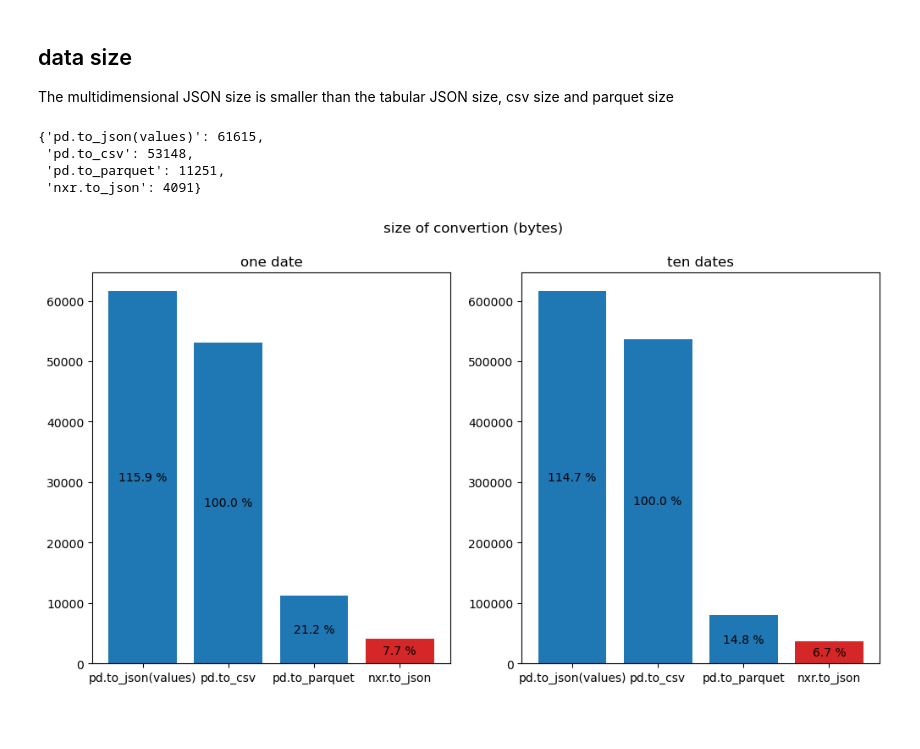
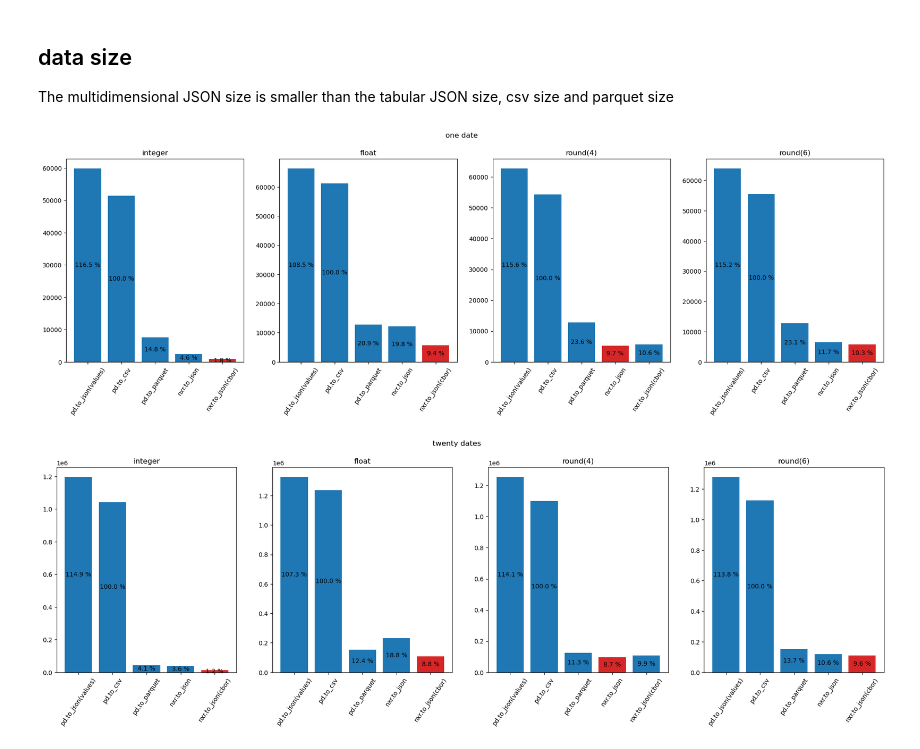
Before and after one commit to loco-philippe/ntv-pandas, a Jupyter notebook: example/example_xarray.ipynb, the cells around one changed output. Cells and saved outputs as stored; diff of their text form; code cells hidden in the pictures; blank space fills up the shorter version.

```diff
--- a/example/example_xarray.ipynb
+++ b/example/example_xarray.ipynb
@@ -110,47 +142,41 @@ Data variables:
 ## data size
 
 The multidimensional JSON size is smaller than the tabular JSON size, csv size and parquet size
-# %%
-import ntv_numpy
-
-notype = [True]*len(meas_df_10.columns)
-meas_js_10 = meas_xr_10.nxr.to_json(notype=notype, header=False, encoded=True)
-meas_df_10.to_csv('meas_10.csv')
-# meas_parquet: https://dataconverter.io/convert/csv-to-parquet/download (UNCOMPRESSED, HALF_UP)
-
-size_10 = {'pd.to_json(values)': len(meas_df_10.to_json(orient='values')),
-           'pd.to_csv': len(meas_df_10.to_csv()),
-           'pd.to_parquet': os.path.getsize('meas_10.parquet'),
-           'nxr.to_json': len(meas_js_10)}
-
-meas_df_1 = pd.DataFrame(data_acquisition(1), columns=columns).sample(frac=1).reset_index(drop=True)
-meas_js_1 = meas_df_1.npd.to_xarray().nxr.to_json(notype=notype, header=False, encoded=True)
-
-size_1  = {'pd.to_json(values)': len(meas_df_1.to_json(orient='values')),
-           'pd.to_csv': len(meas_df_1.to_csv()),
-           'pd.to_parquet': os.path.getsize('meas_1.parquet'),
-           'nxr.to_json': len(meas_js_1)}
-size_1
-# %% [output]
-{'pd.to_json(values)': 61615,
- 'pd.to_csv': 53148,
- 'pd.to_parquet': 11251,
- 'nxr.to_json': 4091}
 # %%
 import matplotlib.pyplot as plt
+import ntv_numpy
+import cbor2
 
-fig, axs = plt.subplots(1, 2, figsize=(12, 6))
-fig.suptitle('size of convertion (bytes)')
-bar_colors = ['tab:blue', 'tab:blue', 'tab:blue', 'tab:red']
-percent_1 = [str(round(val / list(size_1.values())[1] * 100, 1)) + ' %' for val in size_1.values()]
-percent_10 = [str(round(val / list(size_10.values())[1] * 100, 1)) + ' %' for val in size_10.values()]
-plt_1 = axs[0].bar(size_1.keys(), size_1.values(), color=bar_colors)
-plt_10 = axs[1].bar(size_10.keys(), size_10.values(), color=bar_colors)
-axs[0].set_title('one date')
-axs[0].bar_label(plt_1, percent_1, label_type='center')
-axs[1].set_title('ten dates')
-axs[1].bar_label(plt_10, percent_10, label_type='center')
+notype = [True]*len(meas_df_10.columns)
 
-plt.show()
+def file_sizes(df):
+    return {'pd.to_json(values)': len(df.to_json(orient='values')),
+            'pd.to_csv': len(df.to_csv()),
+            'pd.to_parquet': len(df.to_parquet(engine='pyarrow')),
+            'nxr.to_json': len(df.npd.to_xarray().nxr.to_json(notype=notype, header=False, encoded=True)),
+            'nxr.to_json(cbor)': len(cbor2.dumps(df.npd.to_xarray().nxr.to_json(notype=notype, header=False, encoded=False)))}
+
+def sizes_plot(sizes, titles, fig_title):
+    fig, axs = plt.subplots(1, 4, figsize=(24, 6))
+    fig.suptitle(fig_title)
+    for idx, (size, title) in enumerate(zip(sizes, titles)):
+        bar_colors = ['tab:red' if val == min(size.values()) else 'tab:blue' for val in size.values()]
+        percent = [str(round(val / list(size.values())[1] * 100, 1)) + ' %' for val in size.values()]
+        bar_plt = axs[idx].bar(size.keys(), size.values(), color=bar_colors)
+        axs[idx].set_title(title)
+        axs[idx].bar_label(bar_plt, percent, label_type='center')
+        axs[idx].tick_params(axis='x', rotation=55)
+    plt.show()
-# %% [output]
-[figure, removed]
+# %%
+options = [(True, None, "integer"), (False, 0, "float"), (True, 4, "round(4)"), (True, 6, "round(6)")]
+sizes = [file_sizes(pd.DataFrame(data_acquisition(1, opt[0], opt[1]), columns=columns).sample(frac=1).reset_index(drop=True)) for opt in options]
+titles = [opt[2] for opt in options]
+sizes_plot(sizes, titles, 'one date')
+# %% [output]
+[figure, added]
+# %%
+sizes = [file_sizes(pd.DataFrame(data_acquisition(20, opt[0], opt[1]), columns=columns).sample(frac=1).reset_index(drop=True)) for opt in options]
+titles = [opt[2] for opt in options]
+sizes_plot(sizes, titles, 'twenty dates')
+# %% [output]
+[figure, added]
```
Also changed, not shown: parts of 6 cells of this notebook, 4 other files.
